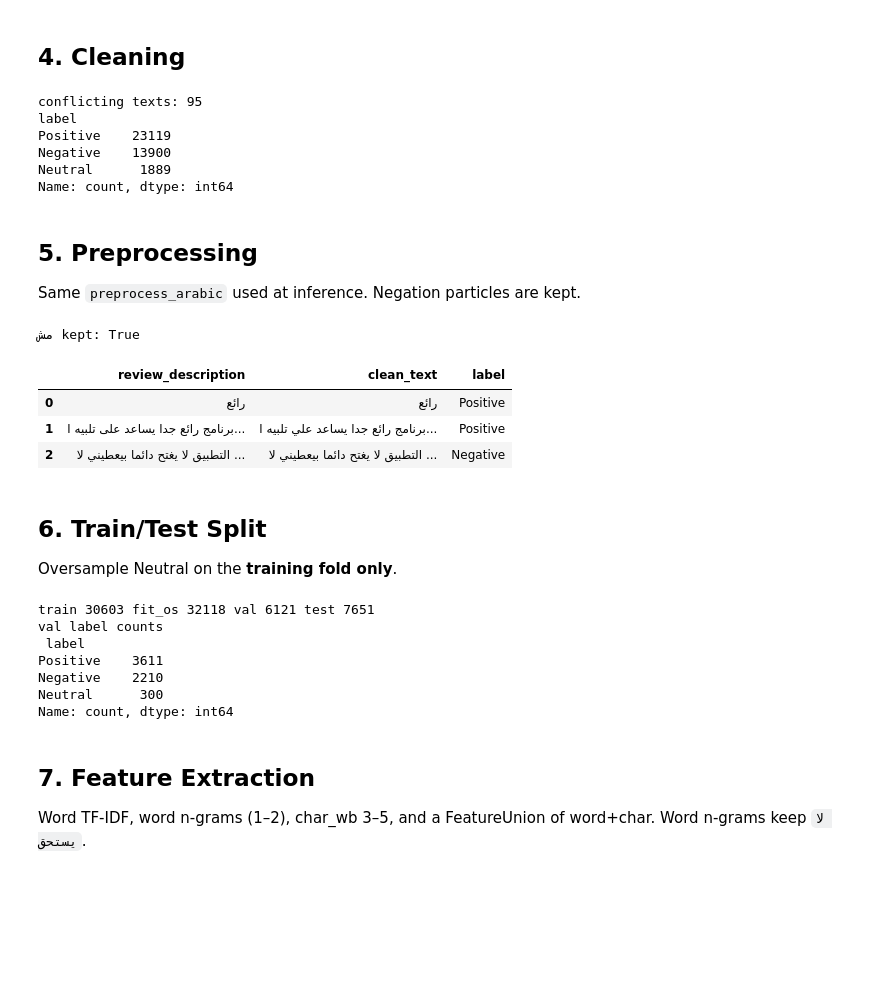
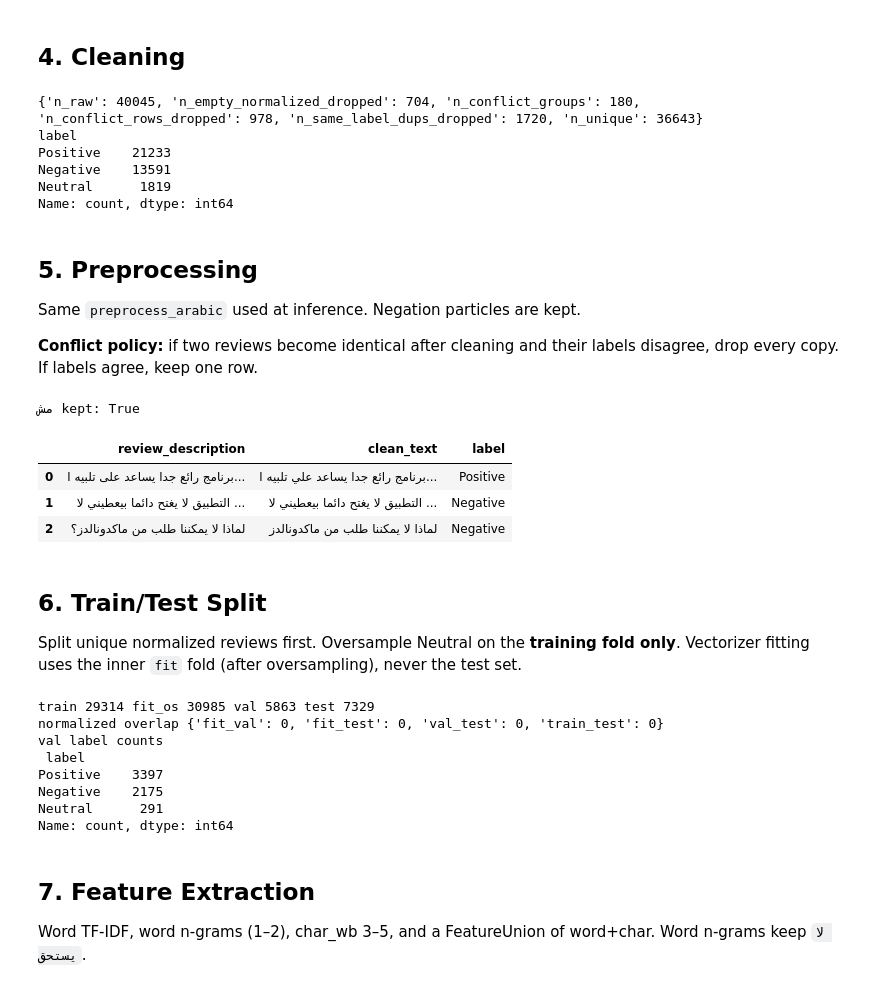
Before and after one commit to abdlrhmanv/IEEE-SSCS-AUSC-AI-Track, a Jupyter notebook: NLP/Week1/Project1/notebooks/Training_arabic_model.ipynb, the cells around one changed output. Saved outputs shown, nothing was run; the diff lists cells and outputs as text; code cells hidden in the pictures; blank space fills up the shorter version.

```diff
--- a/NLP/Week1/Project1/notebooks/Training_arabic_model.ipynb
+++ b/NLP/Week1/Project1/notebooks/Training_arabic_model.ipynb
@@ -100,44 +98,46 @@ dtype: int64
 # %%
 df = df.dropna(subset=["review_description"]).copy()
 df["label"] = df["rating"].map(lambda x: map_sentiment(x, ARABIC))
-conflict = df.groupby("review_description")["label"].nunique().loc[lambda s: s > 1].index
-print("conflicting texts:", len(conflict))
-df = df[~df["review_description"].isin(conflict)]
-df = df.drop_duplicates(subset=["review_description"])
+df, prep_stats = resolve_normalized_labels(
+    df,
+    text_col="review_description",
+    label_col="label",
+    preprocess=preprocess_arabic,
+)
+print(prep_stats)
 print(df["label"].value_counts())
 # %% [output]
-conflicting texts: 95
+{'n_raw': 40045, 'n_empty_normalized_dropped': 704, 'n_conflict_groups': 180, 'n_conflict_rows_dropped': 978, 'n_same_label_dups_dropped': 1720, 'n_unique': 36643}
 label
-Positive    23119
-Negative    13900
-Neutral      1889
+Positive    21233
+Negative    13591
+Neutral      1819
 Name: count, dtype: int64
 # %% [markdown]
 ## 5. Preprocessing
 
 Same `preprocess_arabic` used at inference. Negation particles are kept.
+
+**Conflict policy:** if two reviews become identical after cleaning and their labels disagree, drop every copy. If labels agree, keep one row.
 # %%
-df["clean_text"] = df["review_description"].map(preprocess_arabic)
-df = df[df["clean_text"].str.len() > 0]
 print("مش kept:", "مش" in preprocess_arabic("الخدمة مش حلوة").split())
 df[["review_description", "clean_text", "label"]].head(3)
 # %% [output]
 مش kept: True
 |  | review_description | clean_text | label |
-| 0 | رائع | رائع | Positive |
-| 1 | برنامج رائع جدا يساعد على تلبيه ا... | برنامج رائع جدا يساعد علي تلبيه ا... | Positive |
-| 2 | التطبيق لا يغتح دائما بيعطيني لا ... | التطبيق لا يغتح دائما بيعطيني لا ... | Negative |
+| 0 | برنامج رائع جدا يساعد على تلبيه ا... | برنامج رائع جدا يساعد علي تلبيه ا... | Positive |
+| 1 | التطبيق لا يغتح دائما بيعطيني لا ... | التطبيق لا يغتح دائما بيعطيني لا ... | Negative |
+| 2 | لماذا لا يمكننا طلب من ماكدونالدز؟ | لماذا لا يمكننا طلب من ماكدونالدز | Negative |
 # %% [markdown]
 ## 6. Train/Test Split
 
-Oversample Neutral on the **training fold only**.
+Split unique normalized reviews first. Oversample Neutral on the **training fold only**. Vectorizer fitting uses the inner `fit` fold (after oversampling), never the test set.
 # %%
-X_train, X_test, y_train, y_test = train_test_split(
-    df["clean_text"], df["label"], test_size=0.2, random_state=42, stratify=df["label"]
-)
-X_fit, X_val, y_fit, y_val = train_test_split(
-    X_train, y_train, test_size=0.2, random_state=42, stratify=y_train
-)
+fit, val, trainval, test, overlap = split_unique_normalized(df)
+X_fit, y_fit = fit["clean_text"], fit["label"]
+X_val, y_val = val["clean_text"], val["label"]
+X_train, y_train = trainval["clean_text"], trainval["label"]
+X_test, y_test = test["clean_text"], test["label"]
 
 def oversample_neutral(X, y, random_state=42):
     X = pd.Series(X).reset_index(drop=True)
@@ -157,14 +157,17 @@ def oversample_neutral(X, y, random_state=42):
 
 X_fit_os, y_fit_os = oversample_neutral(X_fit, y_fit)
 print("train", len(X_train), "fit_os", len(X_fit_os), "val", len(X_val), "test", len(X_test))
+print("normalized overlap", overlap)
 print("val label counts\n", y_val.value_counts())
+assert overlap["train_test"] == 0
 # %% [output]
-train 30603 fit_os 32118 val 6121 test 7651
+train 29314 fit_os 30985 val 5863 test 7329
+normalized overlap {'fit_val': 0, 'fit_test': 0, 'val_test': 0, 'train_test': 0}
 val label counts
  label
-Positive    3611
-Negative    2210
-Neutral      300
+Positive    3397
+Negative    2175
+Neutral      291
 Name: count, dtype: int64
 # %% [markdown]
 ## 7. Feature Extraction
```
Also changed, not shown: parts of 9 cells of this notebook, 21 other files.
